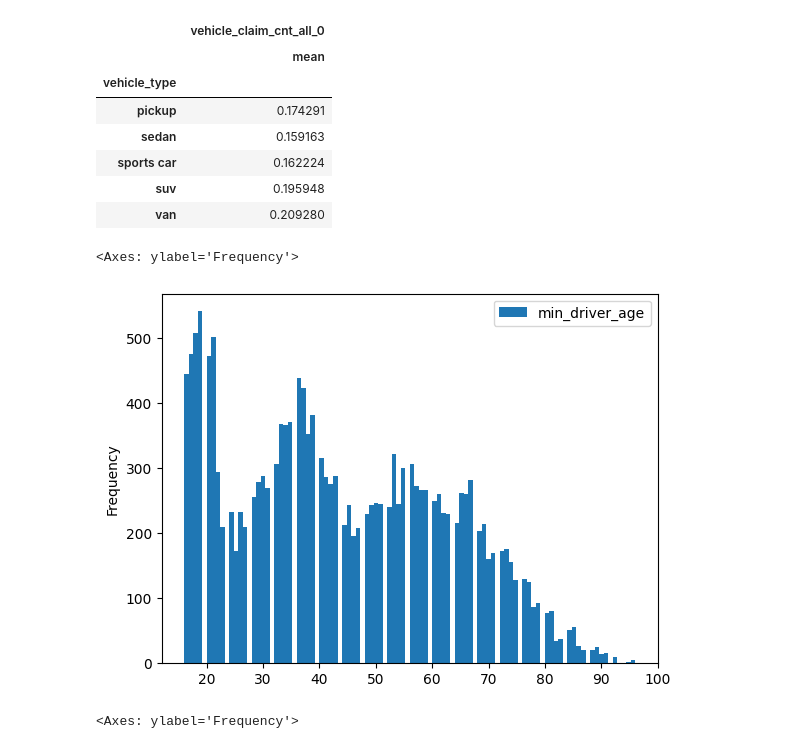
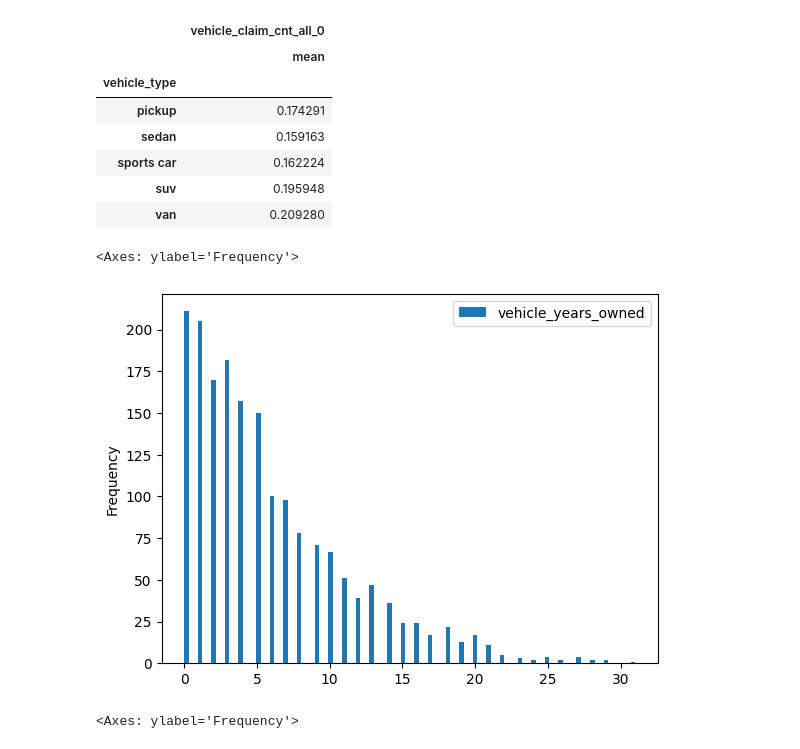
Before and after one commit to rosacker/msds_498_insurance_loss_modeling, a Jupyter notebook: synthetic_data_creation/Data_Creation.ipynb, the cells around one changed output. Cells and saved outputs as stored; diff of their text form; code cells hidden in the pictures.

Commit message:
Populated years owned at new business time

```diff
--- a/synthetic_data_creation/Data_Creation.ipynb
+++ b/synthetic_data_creation/Data_Creation.ipynb
@@ -36,7 +36,7 @@ pd.set_option('display.max_columns', None)
 #wandb.login()
 #run = wandb.init(entity = 'msds_498_claims_modeling', project = 'claims_modeling', group = 'data build', name = 'Sample data build')
 
-n = 10_000
+n = 1_000
 houses = [household() for i in range(n)]
 
 for x in houses:
@@ -153,10 +173,10 @@ df \
 | suv | 0.195948 |
 | van | 0.209280 |
 # %%
-df[['min_driver_age']].plot.hist(bins = 100)
+df[['vehicle_years_owned']].plot.hist(bins = 100)
 # %% [output]
 <Axes: ylabel='Frequency'>
-[figure, old version]
+[figure, new version]
 # %%
 result_df = pd.DataFrame([x.summary_with_debugging for x in houses if x.inforce])
 result_df[['min_driver_age']].plot.hist()
```
Also changed, not shown: parts of 3 cells of this notebook, 2 other files.
